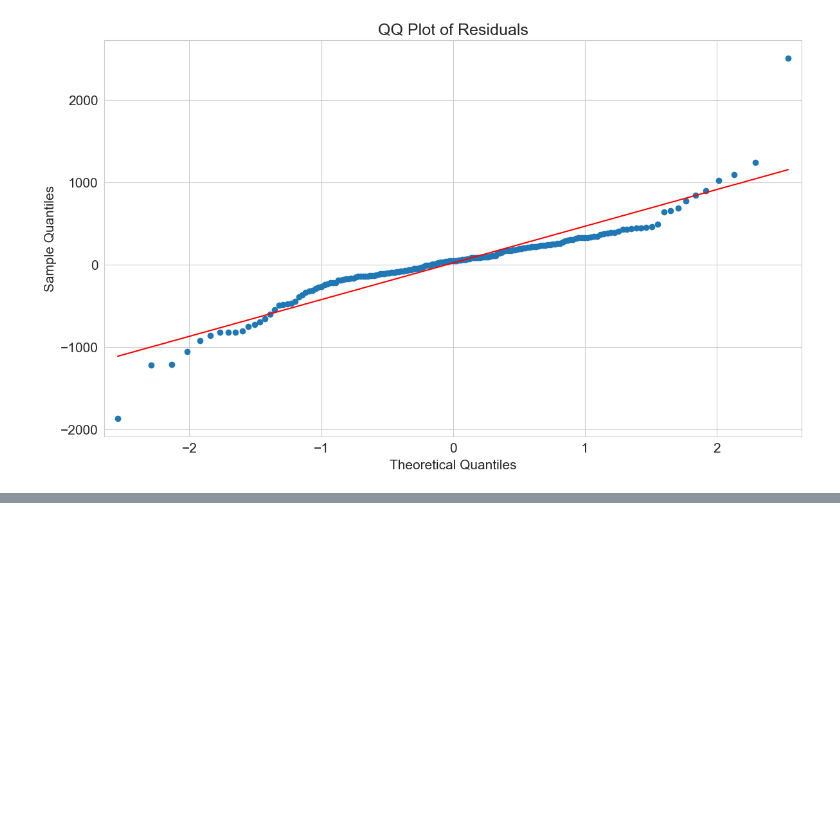
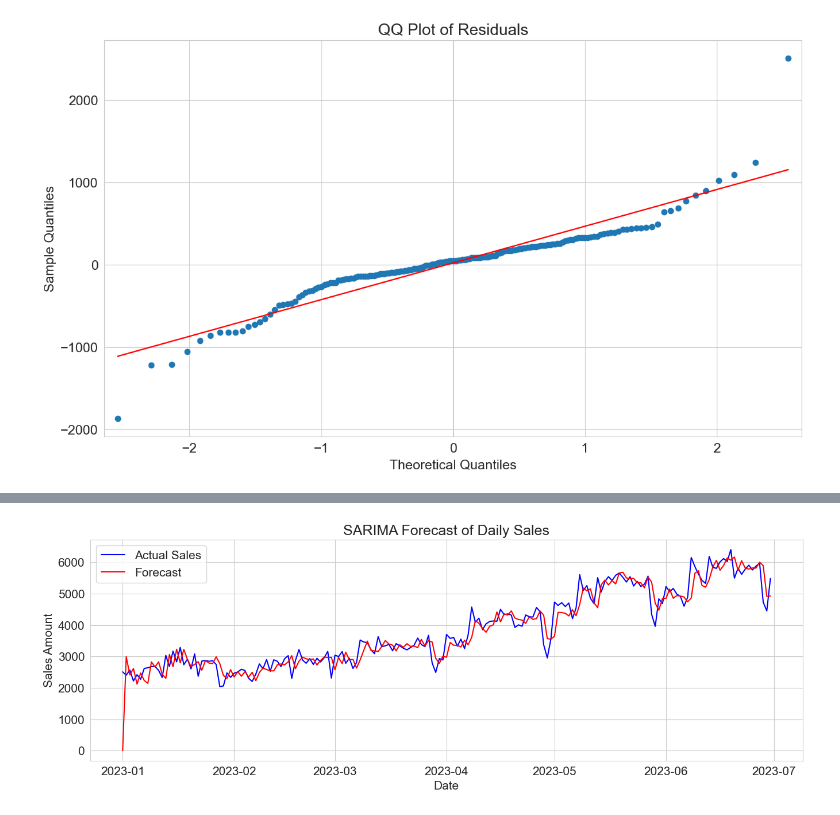
Before and after one commit to Darshan922000/Capstone-2, a Jupyter notebook: Notebook/ABI_EDA.ipynb, the cells around one changed output, grey strips where cells are left out. Cells and saved outputs as stored; diff of their text form; code cells hidden in the pictures; blank space fills up the shorter version.

```diff
--- a/Notebook/ABI_EDA.ipynb
+++ b/Notebook/ABI_EDA.ipynb
@@ -533,3 +533,15 @@ plt.title("QQ Plot of Residuals")
 plt.show()
 # %% [output]
 [figure]
+# %%
+# SECOND TRIAL USING AUTO ARIMA PARAMETERS
+# Set (p, d, q) and (P, D, Q, m) based on ACF/PACF
+sarima_model_sales_auto = SARIMAX(df_daily_sales["transaction_price"],
+                       order=(1,1,1),
+                       seasonal_order=(1,0,2,7),
+                       enforce_stationarity=False,
+                       enforce_invertibility=False)
+
+
+sarima_result_sales_auto = sarima_model_sales_auto.fit()
+print(sarima_result_sales_auto.summary())
@@ -535,0 +566,14 @@ plt.show()
+# %%
+predictions_sales_auto = sarima_result_sales_auto.predict()
+# %%
+# Plot actual vs predicted
+plt.figure(figsize=(16,5))
+plt.plot(df_daily_sales["transaction_price"], label="Actual Sales", color="blue")
+plt.plot(predictions_sales_auto, label="Forecast", color="red")
+plt.xlabel("Date")
+plt.ylabel("Sales Amount")
+plt.title("SARIMA Forecast of Daily Sales")
+plt.legend()
+plt.show()
+# %% [output]
+[figure, added]
```
Also changed, not shown: parts of 4 cells of this notebook, 2 other files.
